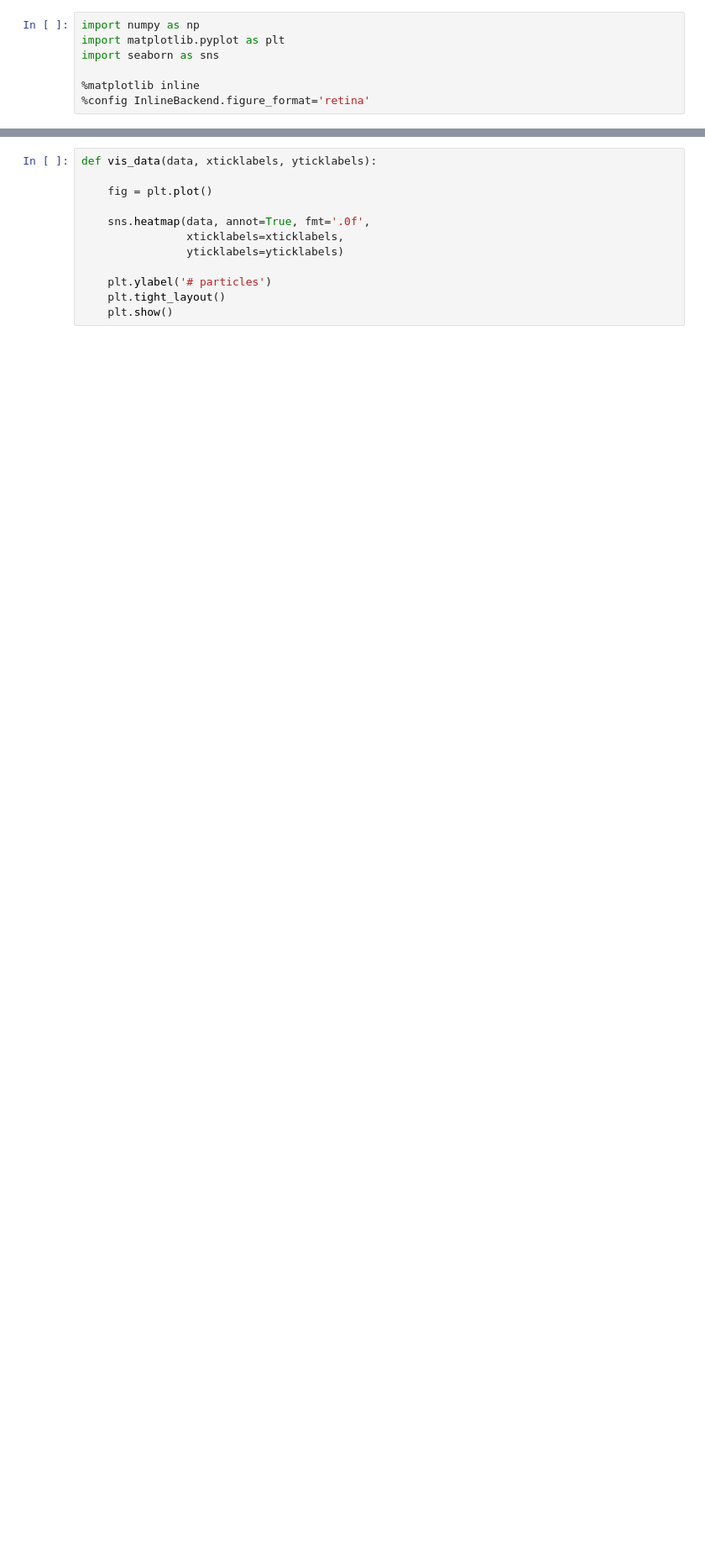
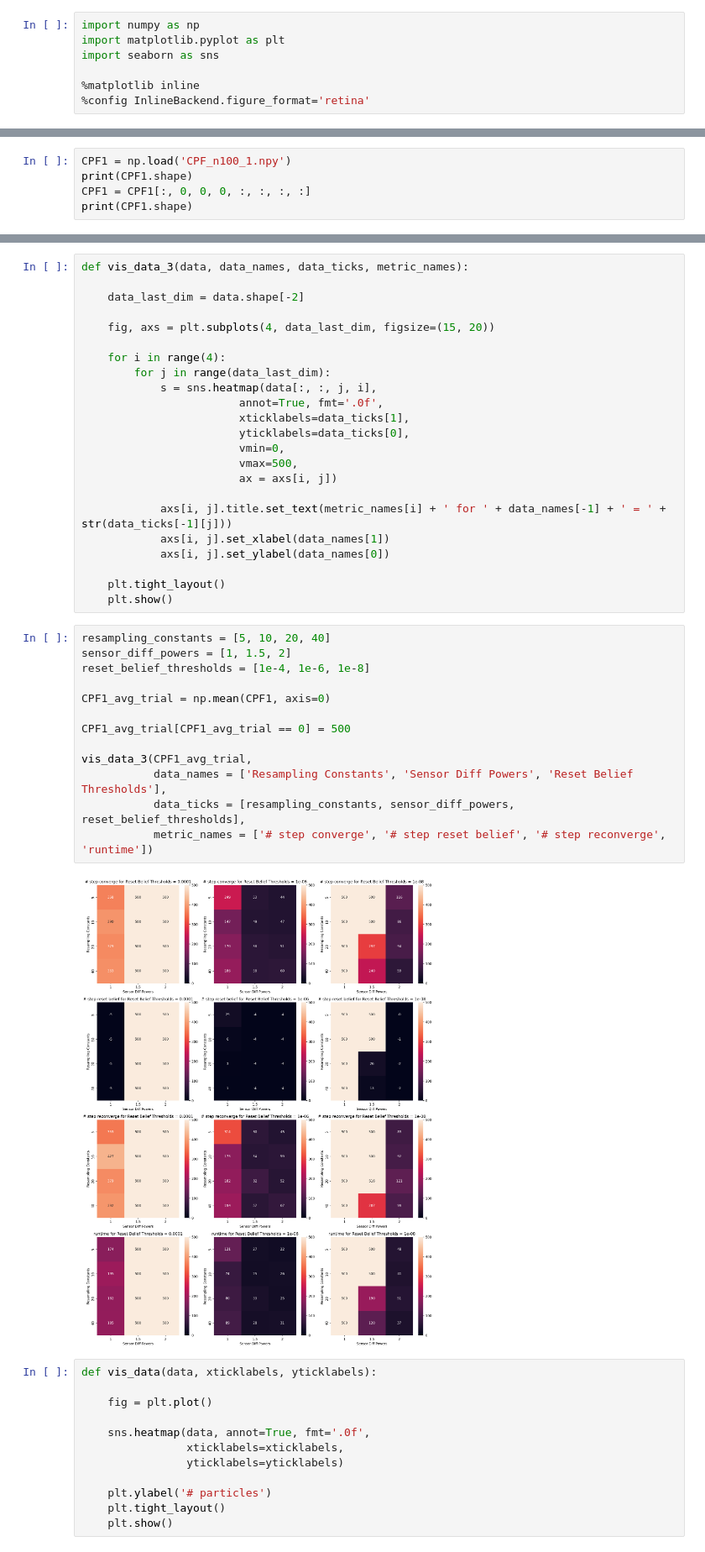
Before and after one commit to wangguanzhi/me133b, a Jupyter notebook: data_analysis.ipynb, the cells around one changed output, grey strips where cells are left out. Shown at 84% size. Drawn from its saved outputs; the diff is of its cells as text; blank space fills up the shorter version.

```diff
--- a/data_analysis.ipynb
+++ b/data_analysis.ipynb
@@ -7,0 +22,5 @@ import seaborn as sns
+# %%
+CPF1 = np.load('CPF_n100_1.npy')
+print(CPF1.shape)
+CPF1 = CPF1[:, 0, 0, 0, :, :, :, :]
+print(CPF1.shape)
@@ -8,3 +30,41 @@ import seaborn as sns
+# %%
+def vis_data_3(data, data_names, data_ticks, metric_names):
+
+    data_last_dim = data.shape[-2]
+
+    fig, axs = plt.subplots(4, data_last_dim, figsize=(15, 20))
+
+    for i in range(4):
+        for j in range(data_last_dim):
+            s = sns.heatmap(data[:, :, j, i],
+                        annot=True, fmt='.0f',
+                        xticklabels=data_ticks[1],
+                        yticklabels=data_ticks[0],
+                        vmin=0,
+                        vmax=500,
+                        ax = axs[i, j])
+
+            axs[i, j].title.set_text(metric_names[i] + ' for ' + data_names[-1] + ' = ' + str(data_ticks[-1][j]))
+            axs[i, j].set_xlabel(data_names[1])
+            axs[i, j].set_ylabel(data_names[0])
+
+    plt.tight_layout()
+    plt.show()
+# %%
+resampling_constants = [5, 10, 20, 40]
+sensor_diff_powers = [1, 1.5, 2]
+reset_belief_thresholds = [1e-4, 1e-6, 1e-8]
+
+CPF1_avg_trial = np.mean(CPF1, axis=0)
+
+CPF1_avg_trial[CPF1_avg_trial == 0] = 500
+
+vis_data_3(CPF1_avg_trial,
+           data_names = ['Resampling Constants', 'Sensor Diff Powers', 'Reset Belief Thresholds'],
+           data_ticks = [resampling_constants, sensor_diff_powers, reset_belief_thresholds],
+           metric_names = ['# step converge', '# step reset belief', '# step reconverge', 'runtime'])
+# %% [output]
+[figure, added]
 # %%
 def vis_data(data, xticklabels, yticklabels):
 
```
Also changed, not shown: parts of 3 cells of this notebook, 4 other files.
